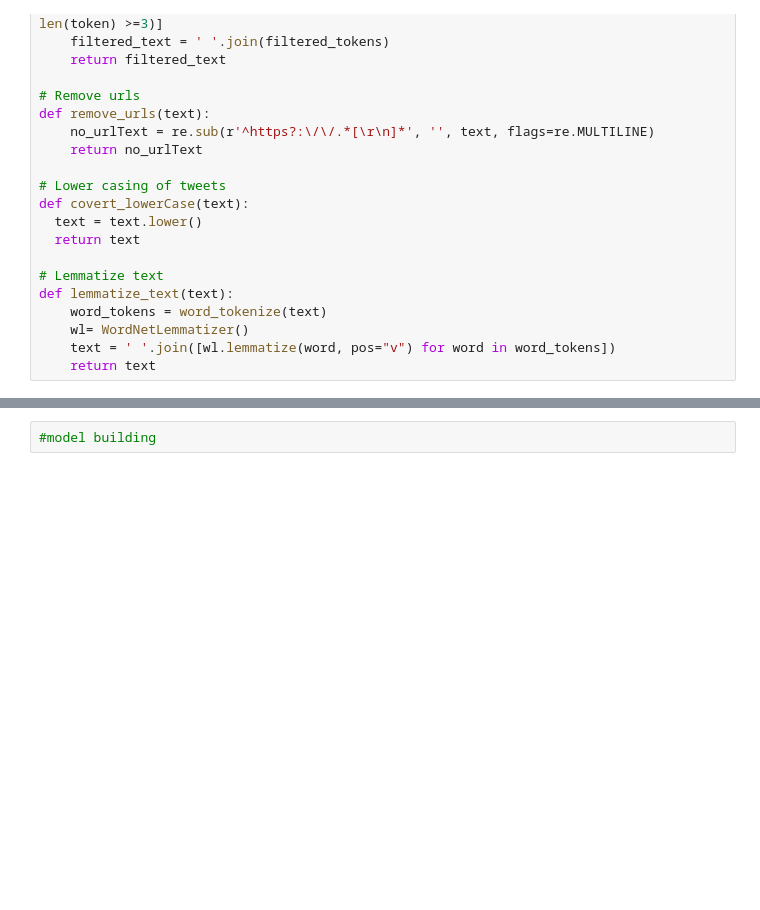
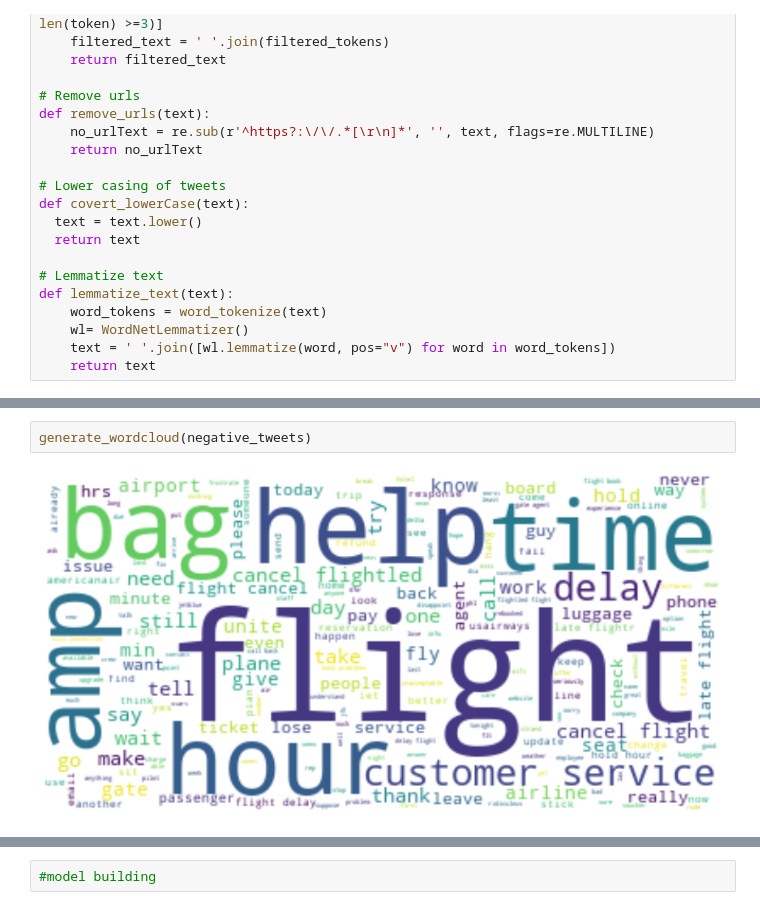
Before and after one commit to muthuv11/NLP_lily, a Jupyter notebook: NLP_caseStudy.ipynb, the cells around one changed output, grey strips where cells are left out. Saved outputs shown, nothing was run; the diff lists cells and outputs as text; blank space fills up the shorter version.

```diff
--- a/NLP_caseStudy.ipynb
+++ b/NLP_caseStudy.ipynb
@@ -204,0 +234,4 @@ df['lemma_text'] = df.tidy_text.apply(lemmatize_text)
+# %%
+generate_wordcloud(negative_tweets)
+# %% [output]
+[figure, added]
```
Also changed, not shown: parts of 25 cells of this notebook.
